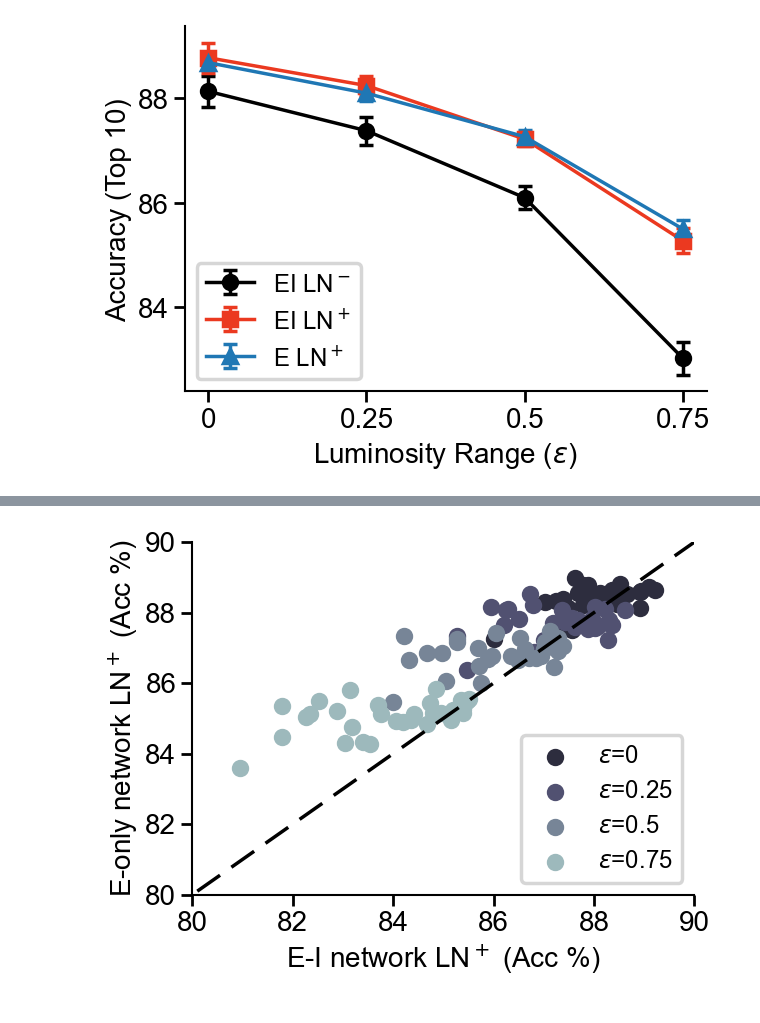
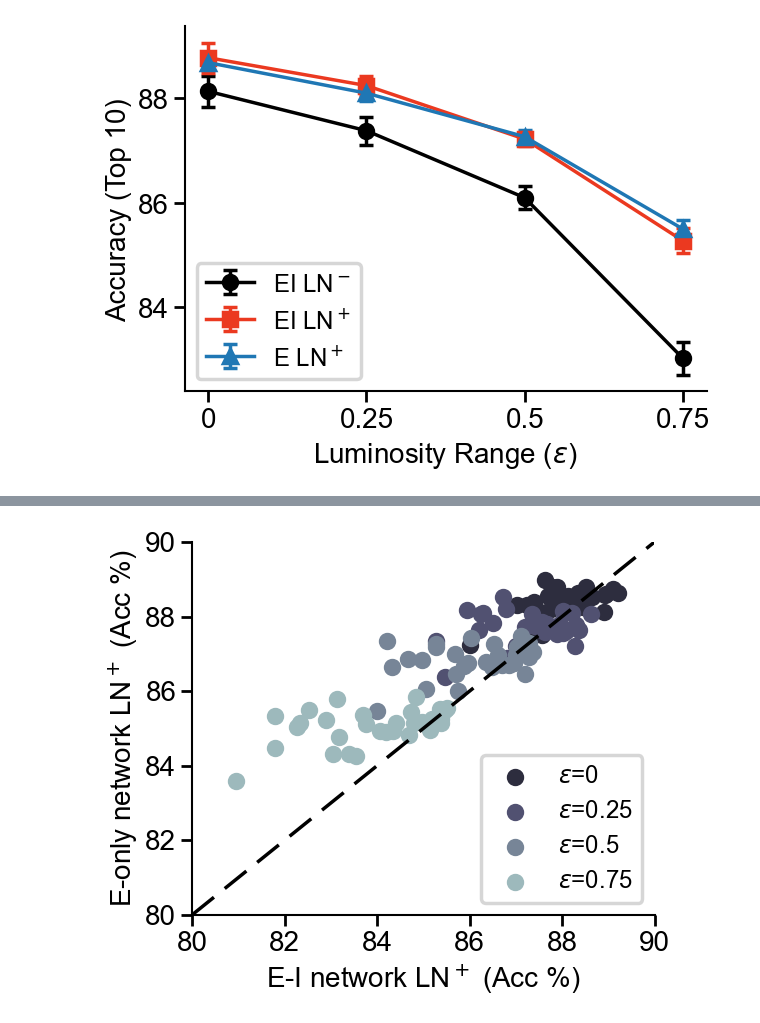
Before and after one commit to RoyHEyono/HomeostaticDANN, a Jupyter notebook: models/dense_mnist_task/figure_notebooks/fig1.ipynb, the cells around one changed output, grey strips where cells are left out. Cells and saved outputs as stored; diff of their text form; code cells hidden in the pictures.

Commit message:
Edited figure 2

```diff
--- a/models/dense_mnist_task/figure_notebooks/fig1.ipynb
+++ b/models/dense_mnist_task/figure_notebooks/fig1.ipynb
@@ -260,5 +260,5 @@ Mann–Whitney U p-value: 0.7581321119576172
 # %%
-fig, ax = plt.subplots()
+fig, ax = plt.subplots(figsize=(6,5))
 
 # Example brightness factors used
 brightness_values = [0, 0.25, 0.5, 0.75]
@@ -290,32 +290,32 @@ for bfi in brightness_values:
 
     runs_dict = dict()
 
     runs_dict["runs_e_network_ln"] = fetch_runs(api, entity='project_danns', project_name='Luminosity_LNHomeostasis', filters={"config.dataset": "fashionmnist",
                                                             "config.brightness_factor": bfi, "config.homeostasis": 0, "config.normtype": 0, "config.normtype_detach": 0,
                                                             "config.excitation_training": 1, "config.layer_norm": 1, "config.use_testset": True}, order="-summary_metrics.test_acc")
 
     runs_dict["runs_ei_network_ln"] = fetch_runs(api, entity='project_danns', project_name='Luminosity_LNHomeostasis', filters={"config.dataset": "fashionmnist",
                                                             "config.brightness_factor": bfi, "config.homeostasis": 0, "config.normtype": 0, "config.normtype_detach": 0,
                                                             "config.excitation_training": 0, "config.layer_norm": 1, "config.use_testset": True}, order="-summary_metrics.test_acc")
 
     top_n = len(runs_dict["runs_e_network_ln"])
 
     for top in range(top_n):
         vanilla_dann_acc = runs_dict["runs_e_network_ln"][top].summary['test_acc']
         for rn in runs_dict["runs_ei_network_ln"]:
             if same_config(rn.config, runs_dict["runs_e_network_ln"][top].config, keys=['lr', 'wd','inhib_lrs', 'momentum', 'inhib_momentum']):
                 sc = ax.scatter(rn.summary['test_acc'], vanilla_dann_acc, color=color, label=f"$\epsilon$={bfi}" if top == 0 else None)
                 break  # Only label once per brightness group
 ax.set_xlim(80, 90)
 ax.set_ylim(80, 90)
 ax.legend(loc='lower right')
 
 # sm = cm.ScalarMappable(cmap=cmap, norm=norm)
 # sm.set_array([])
 # cbar = plt.colorbar(sm, ax=ax)
 # cbar.set_label('Luminosity Threshold', fontsize=16)
 # cbar.ax.tick_params(labelsize=14)
 plt.savefig("figure1e.svg", format="svg")
 # %% [output]
-[figure, old version]
+[figure, new version]
 # %%
```
Also changed, not shown: parts of 2 cells of this notebook, 4 other files.
